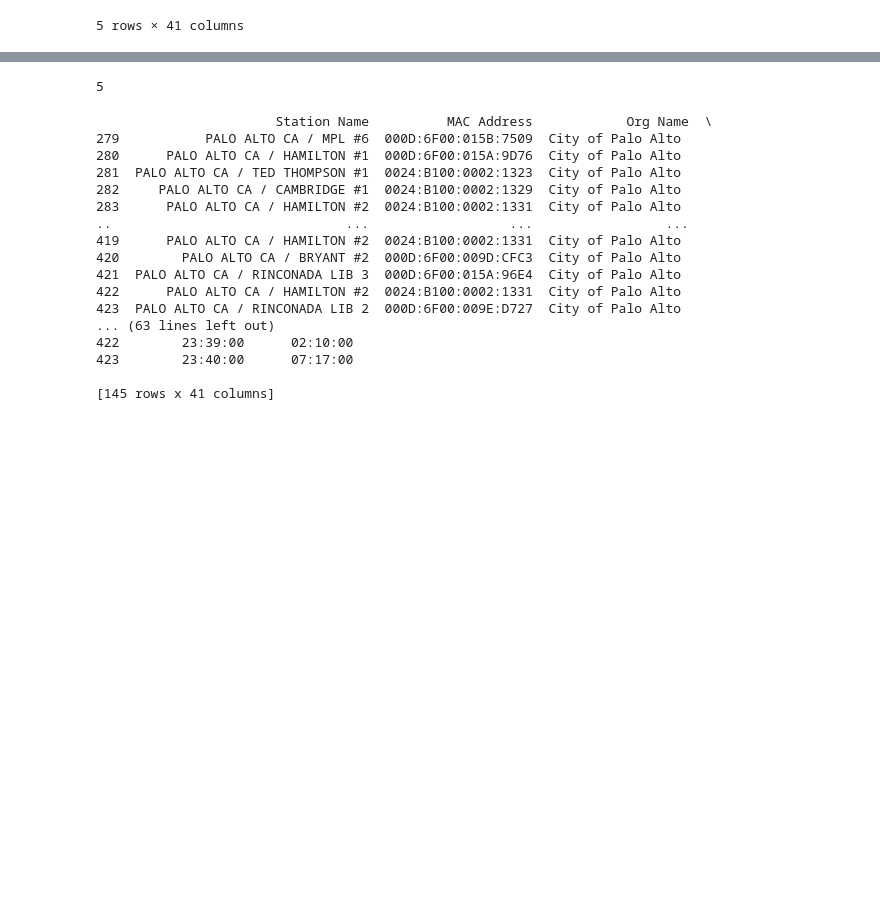
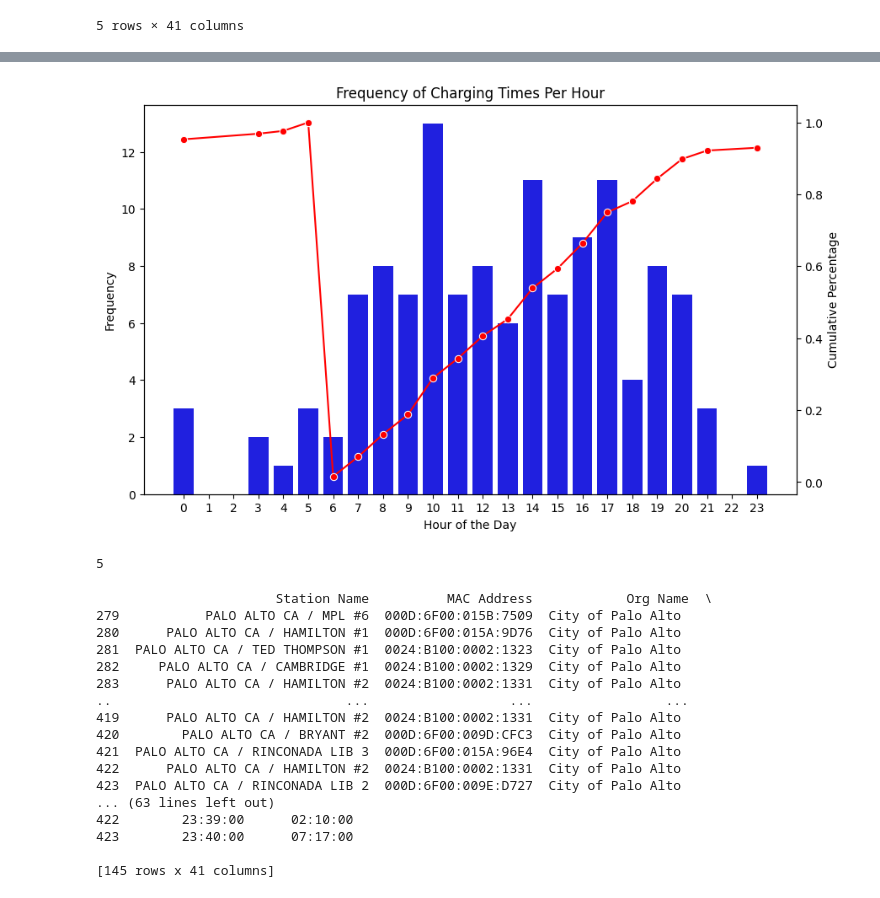
Before and after one commit to AndroCrunch/EV_Availability_G23, a Jupyter notebook: analysis.ipynb, the cells around one changed output, grey strips where cells are left out. Saved outputs shown, nothing was run; the diff lists cells and outputs as text; code cells hidden in the pictures; blank space fills up the shorter version.

```diff
--- a/analysis.ipynb
+++ b/analysis.ipynb
@@ -341,3 +341,47 @@ plt.show()
+# %%
+import matplotlib.pyplot as plt
+import seaborn as sns
+
+# Convert 'Start Date' to datetime if it is not already
+data_cleaned['Start Date'] = pd.to_datetime(data_cleaned['Start Date'])
+
+# Create a new column "Start Date Year" that contains only the date part of 'Start Date'
+data_cleaned['Start Date Year'] = data_cleaned['Start Date'].dt.date
+data_cleaned['Start Date Time'] = data_cleaned['Start Date'].dt.time
+data_cleaned['End Date Time'] = data_cleaned['End Date'].dt.time
+
+# Filter the data from 6am on the 1st until 5am on the 2nd
+data_filtered = data_cleaned[((data_cleaned['Start Date Year'] == pd.to_datetime('2016-10-09').date()) & (data_cleaned['Start Date Time'].apply(lambda x: x.hour) >= 6)) |
+                             ((data_cleaned['Start Date Year'] == pd.to_datetime('2016-10-10').date()) & (data_cleaned['Start Date Time'].apply(lambda x: x.hour) < 6))]
+
+# Extract the hour from 'Start Date Time' and 'End Date Time'
+data_filtered['Start Hour'] = data_filtered['Start Date Time'].apply(lambda x: x.hour)
+data_filtered['End Hour'] = data_filtered['End Date Time'].apply(lambda x: x.hour)
+
+# Calculate the frequency of each hour
+hour_frequency = data_filtered['Start Hour'].value_counts().sort_index()
+
+# Reorder the hour_frequency Series to start from 6 in the morning until 5 am next day
+hour_frequency = hour_frequency.reindex(list(range(6,24)) + list(range(0,6)))
+
+# Calculate the cumulative percentage
+cumulative_percentage = hour_frequency.cumsum() / hour_frequency.sum()
+
+# Create a bar chart of the hour frequencies
+fig, ax1 = plt.subplots(figsize=(10, 6))
+sns.barplot(x=hour_frequency.index, y=hour_frequency.values, color='blue', ax=ax1)
+
+# Create a second y-axis for the cumulative percentage
+ax2 = ax1.twinx()
+sns.lineplot(x=cumulative_percentage.index, y=cumulative_percentage.values, color='red', marker='o', ax=ax2)
+
+ax1.set_title('Frequency of Charging Times Per Hour')
+ax1.set_xlabel('Hour of the Day')
+ax1.set_ylabel('Frequency')
+ax2.set_ylabel('Cumulative Percentage')
+plt.show()
+# %% [output]
+[figure, added]
 # %%
 print(((data_cleaned['Start Date Year'] == pd.to_datetime('2016-08-02').date()) & (data_cleaned['Start Date Time'].apply(lambda x: x.hour) < 6)).sum())
 # %% [output]
```
Also changed, not shown: parts of 5 cells of this notebook.
